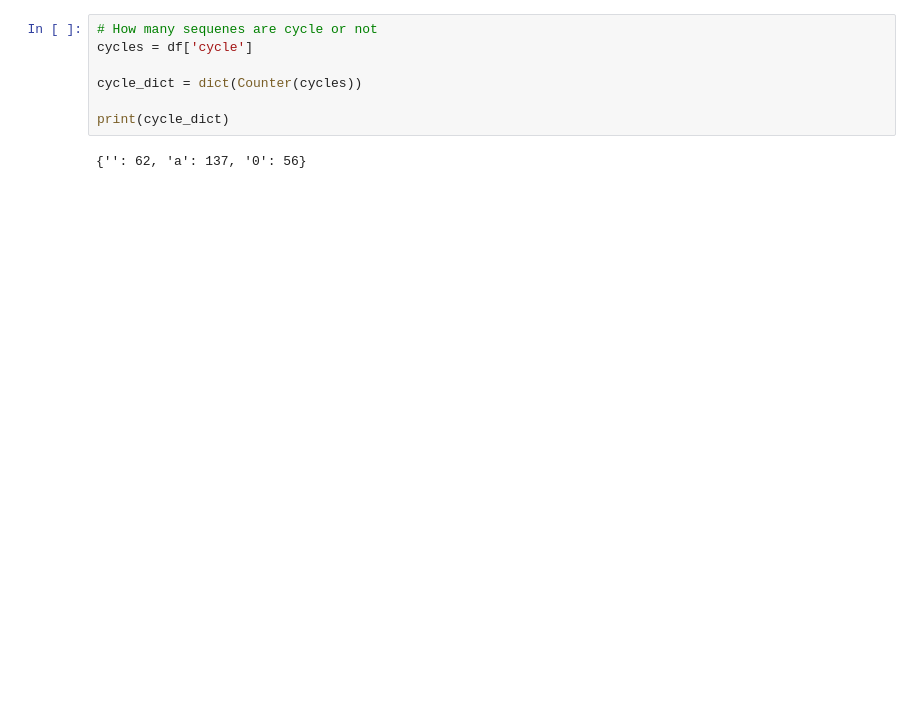
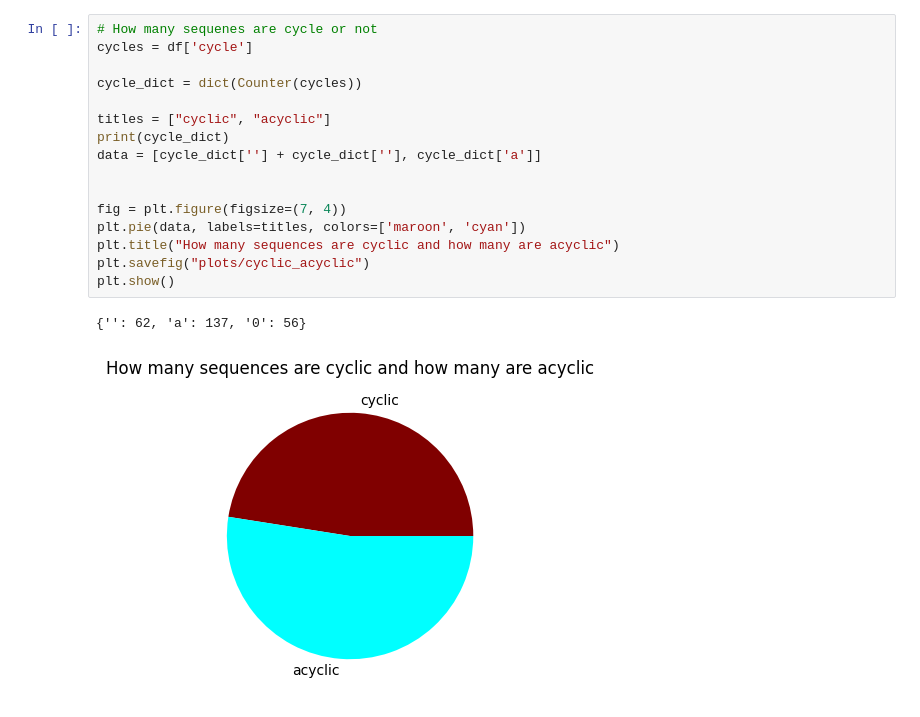
Before and after one commit to agentolek/Bootcamp-mini-hackathon-2024, a Jupyter notebook: Slodziaki/code/analiza3.ipynb, the cells around one changed output. Saved outputs shown, nothing was run; the diff lists cells and outputs as text; blank space fills up the shorter version.

```diff
--- a/Slodziaki/code/analiza3.ipynb
+++ b/Slodziaki/code/analiza3.ipynb
@@ -45,9 +61,19 @@ Name: count, dtype: int64
 # %%
 # How many sequenes are cycle or not
 cycles = df['cycle']
 
 cycle_dict = dict(Counter(cycles))
 
+titles = ["cyclic", "acyclic"]
 print(cycle_dict)
+data = [cycle_dict[''] + cycle_dict[''], cycle_dict['a']]
+
+
+fig = plt.figure(figsize=(7, 4))
+plt.pie(data, labels=titles, colors=['maroon', 'cyan'])
+plt.title("How many sequences are cyclic and how many are acyclic")
+plt.savefig("plots/cyclic_acyclic")
+plt.show()
 # %% [output]
 {'': 62, 'a': 137, '0': 56}
+[figure, added]
```
Also changed, not shown: parts of 12 cells of this notebook, 2 other files.
